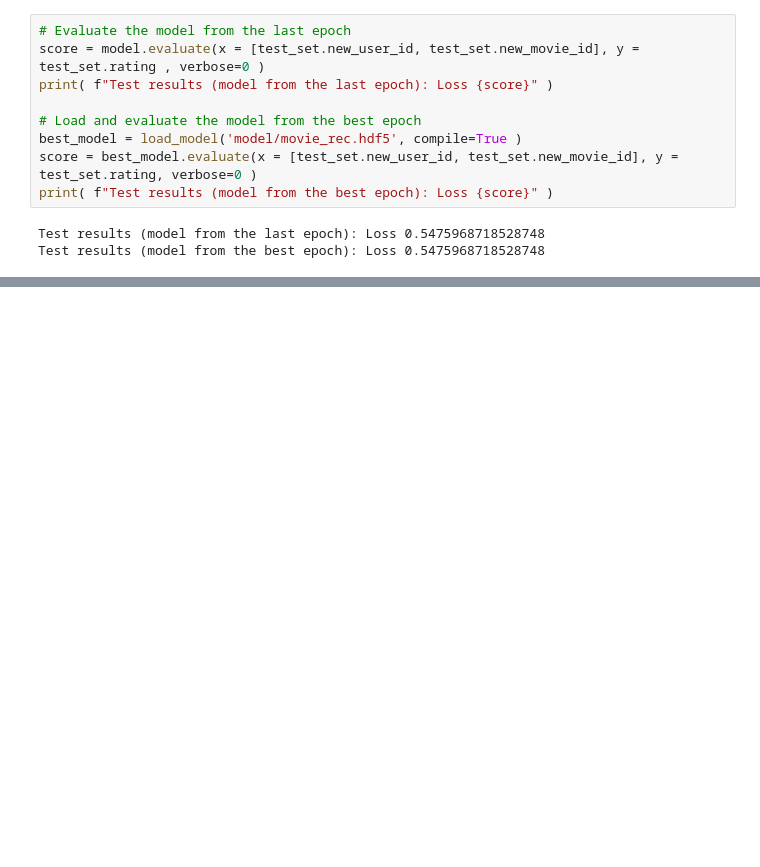
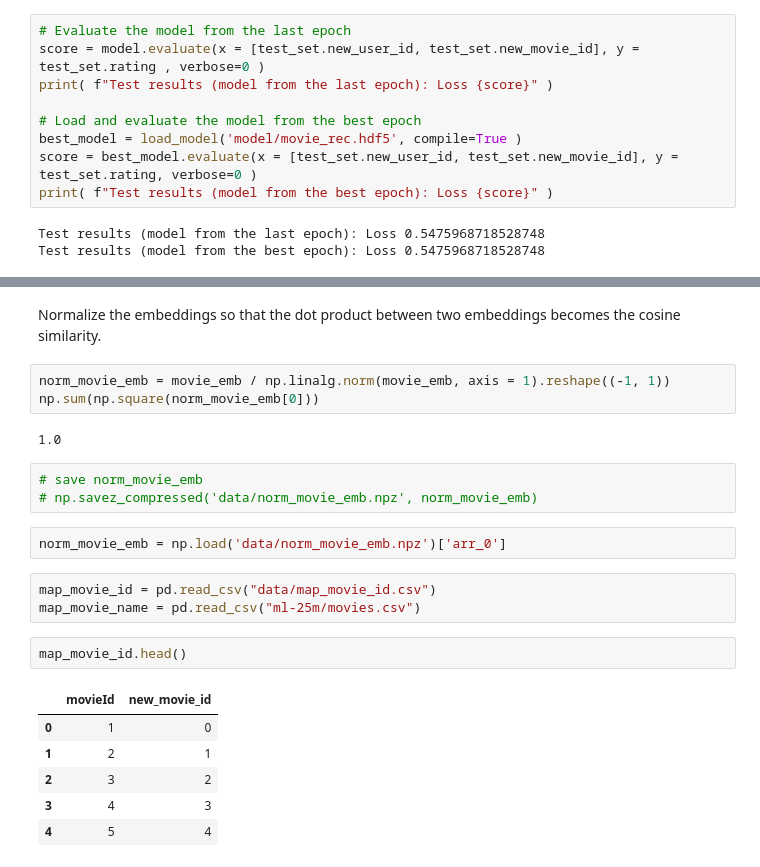
Before and after one commit to dataagnostic/recommendation-with-nn, a Jupyter notebook: movie_recommendation_nn.ipynb, the cells around one changed output, grey strips where cells are left out. Cells and saved outputs as stored; diff of their text form; blank space fills up the shorter version.

```diff
--- a/movie_recommendation_nn.ipynb
+++ b/movie_recommendation_nn.ipynb
@@ -278,0 +269,24 @@ array([[4.1291227],
+# %% [markdown]
+Normalize the embeddings so that the dot product between two embeddings becomes the cosine similarity.
+# %%
+norm_movie_emb = movie_emb / np.linalg.norm(movie_emb, axis = 1).reshape((-1, 1))
+np.sum(np.square(norm_movie_emb[0]))
+# %% [output]
+1.0
+# %%
+# save norm_movie_emb
+# np.savez_compressed('data/norm_movie_emb.npz', norm_movie_emb)
+# %%
+norm_movie_emb = np.load('data/norm_movie_emb.npz')['arr_0']
+# %%
+map_movie_id = pd.read_csv("data/map_movie_id.csv")
+map_movie_name = pd.read_csv("ml-25m/movies.csv")
+# %%
+map_movie_id.head()
+# %% [output]
+|  | movieId | new_movie_id |
+| 0 | 1 | 0 |
+| 1 | 2 | 1 |
+| 2 | 3 | 2 |
+| 3 | 4 | 3 |
+| 4 | 5 | 4 |
```
Also changed, not shown: parts of 40 cells of this notebook, 3 other files.
